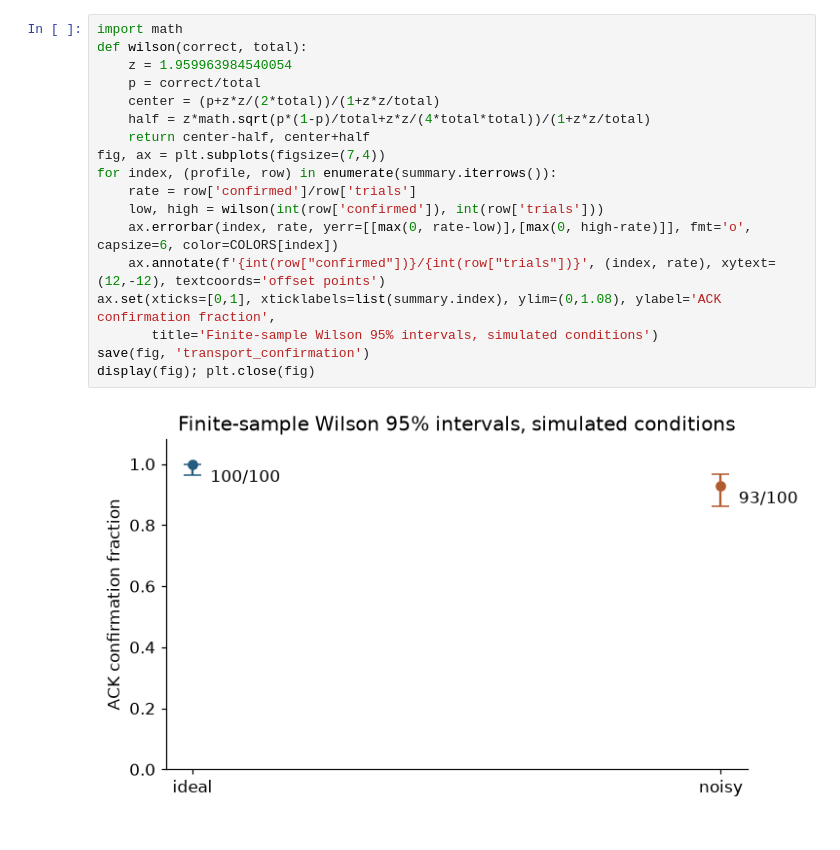
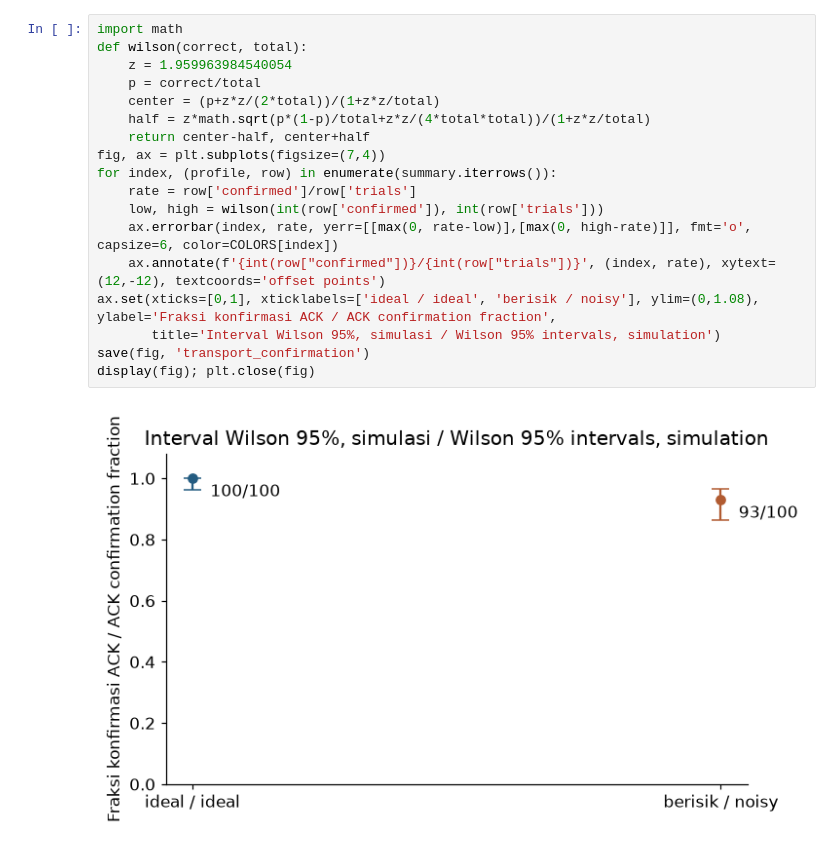
Before and after one commit to 87jbzyzr9h-gif/Quantum-Chat, a Jupyter notebook: notebooks/02_quantum_chat_protocol.ipynb, the cells around one changed output. Saved outputs shown, nothing was run; the diff lists cells and outputs as text.

```diff
--- a/notebooks/02_quantum_chat_protocol.ipynb
+++ b/notebooks/02_quantum_chat_protocol.ipynb
@@ -157,21 +249,21 @@ dalam R attempts adalah $1-(1-s)^R$, dengan mengabaikan tabrakan checksum.
 # %%
 import math
 def wilson(correct, total):
     z = 1.959963984540054
     p = correct/total
     center = (p+z*z/(2*total))/(1+z*z/total)
     half = z*math.sqrt(p*(1-p)/total+z*z/(4*total*total))/(1+z*z/total)
     return center-half, center+half
 fig, ax = plt.subplots(figsize=(7,4))
 for index, (profile, row) in enumerate(summary.iterrows()):
     rate = row['confirmed']/row['trials']
     low, high = wilson(int(row['confirmed']), int(row['trials']))
     ax.errorbar(index, rate, yerr=[[max(0, rate-low)],[max(0, high-rate)]], fmt='o', capsize=6, color=COLORS[index])
     ax.annotate(f'{int(row["confirmed"])}/{int(row["trials"])}', (index, rate), xytext=(12,-12), textcoords='offset points')
-ax.set(xticks=[0,1], xticklabels=list(summary.index), ylim=(0,1.08), ylabel='ACK confirmation fraction',
-       title='Finite-sample Wilson 95% intervals, simulated conditions')
+ax.set(xticks=[0,1], xticklabels=['ideal / ideal', 'berisik / noisy'], ylim=(0,1.08), ylabel='Fraksi konfirmasi ACK / ACK confirmation fraction',
+       title='Interval Wilson 95%, simulasi / Wilson 95% intervals, simulation')
 save(fig, 'transport_confirmation')
 display(fig); plt.close(fig)
 # %% [output]
-[figure, old version]
+[figure, new version]
 # %% [markdown]
```
Also changed, not shown: parts of 15 cells of this notebook, 50 other files.
